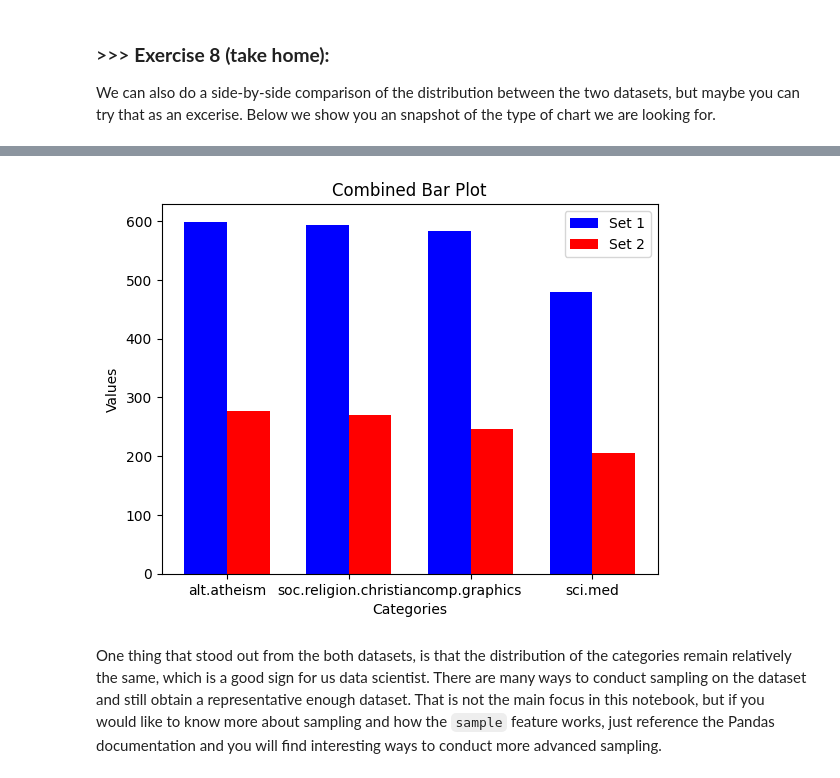
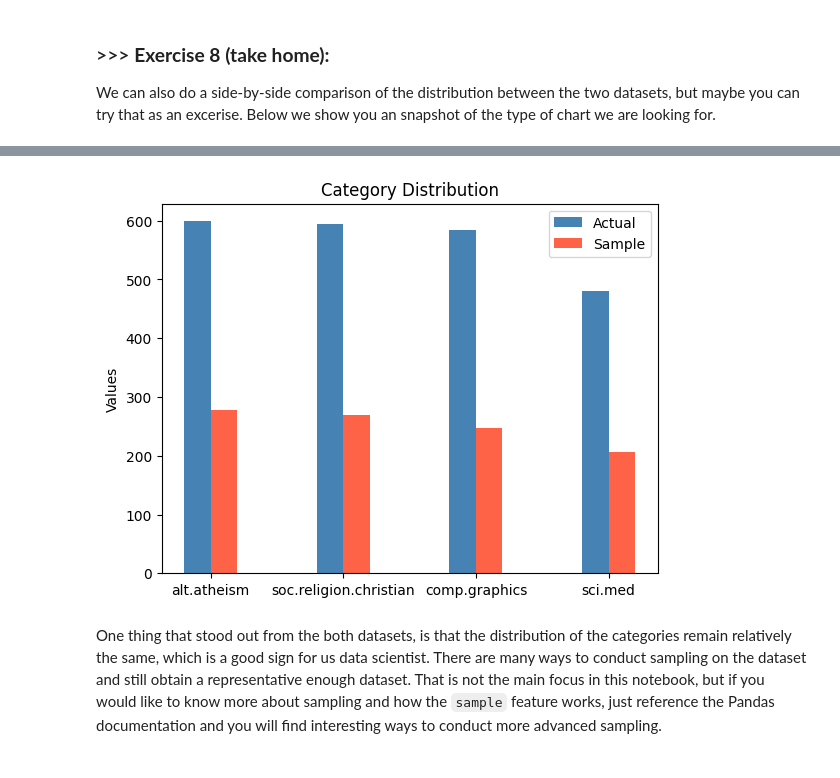
Before and after one commit to FanKJ13/DM2023-Lab1-Master, a Jupyter notebook: DM2023-Lab1-Master.ipynb, the cells around one changed output, grey strips where cells are left out. Drawn from its saved outputs; the diff is of its cells as text; code cells hidden in the pictures.

```diff
--- a/DM2023-Lab1-Master.ipynb
+++ b/DM2023-Lab1-Master.ipynb
@@ -784,28 +784,25 @@ We can also do a side-by-side comparison of the distribution between the two dat
 # %%
 # Answer here
 import numpy as np
 import matplotlib.pyplot as plt
 
-bar_width = 0.35
+bar_width = 0.20
 
 cat = np.arange(len(X.category_name.unique()))
 
-# Create the first set of bars
-plt.bar(cat - bar_width/2, X.category_name.value_counts(), bar_width, label='Set 1', color='b')
+plt.bar(cat - bar_width/2, X.category_name.value_counts(), bar_width, label='Set 1', color='steelblue')
 
-# Create the second set of bars next to the first set
-plt.bar(cat + bar_width/2, X_sample.category_name.value_counts(), bar_width, label='Set 2', color='r')
+plt.bar(cat + bar_width/2, X_sample.category_name.value_counts(), bar_width, label='Set 2', color='tomato')
 
-# Customize the plot
-plt.xlabel('Categories')
+#plt.xlabel('Categories')
 plt.ylabel('Values')
-plt.title('Combined Bar Plot')
+plt.title('Category Distribution')
 plt.xticks(cat, categories)
-plt.legend()
+plt.legend(['Actual', 'Sample'])
 
 plt.show()
 # %% [output]
-[figure, old version]
+[figure, new version]
 # %% [markdown]
 One thing that stood out from the both datasets, is that the distribution of the categories remain relatively the same, which is a good sign for us data scientist. There are many ways to conduct sampling on the dataset and still obtain a representative enough dataset. That is not the main focus in this notebook, but if you would like to know more about sampling and how the `sample` feature works, just reference the Pandas documentation and you will find interesting ways to conduct more advanced sampling.
 # %% [markdown]
```
Also changed, not shown: parts of 11 cells of this notebook.
